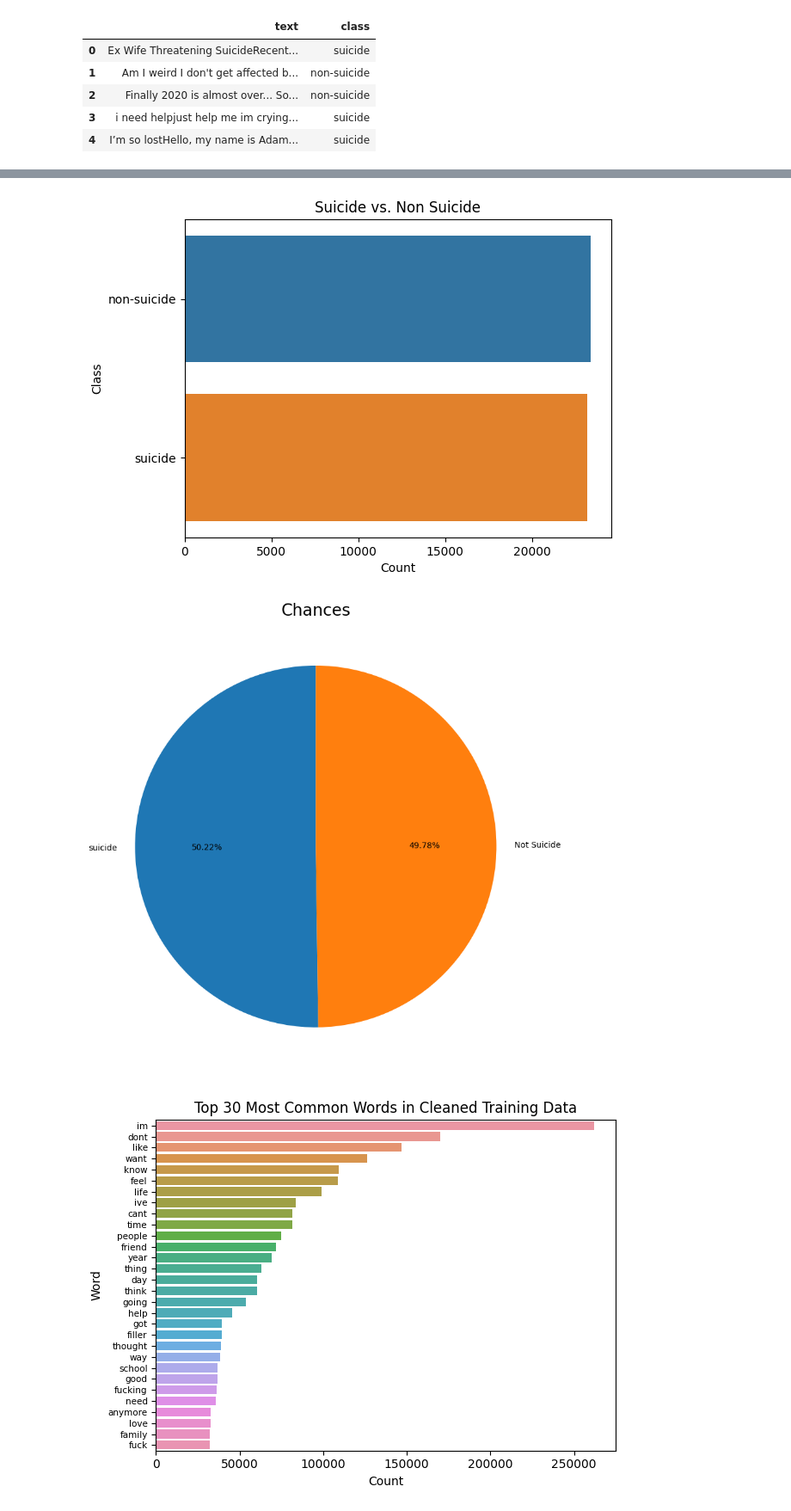
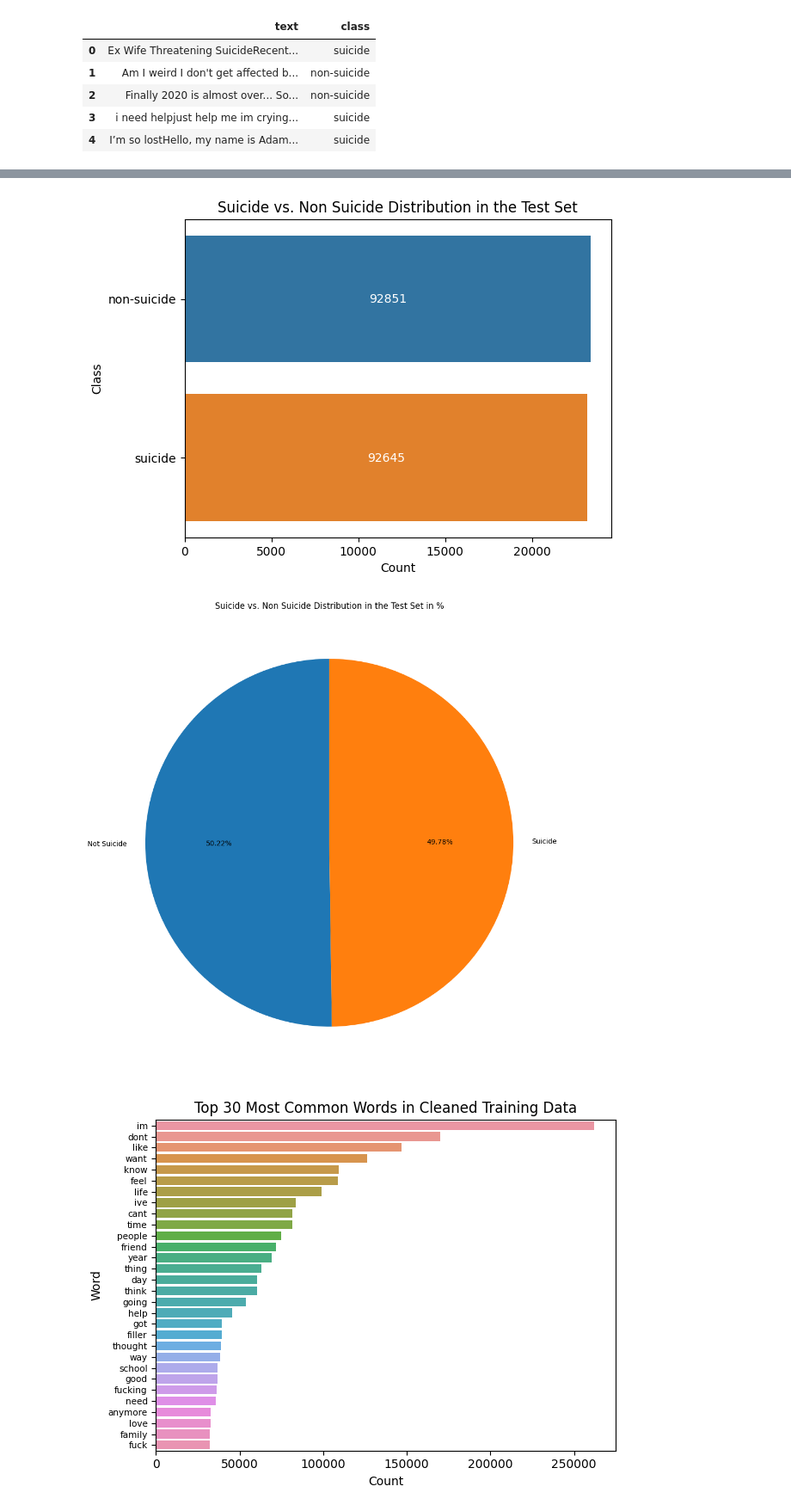
Before and after one commit to SamanthaGuillemette/SOEN471-PROJECT, a Jupyter notebook: TestFile.ipynb, the cells around one changed output, grey strips where cells are left out. Shown at 86% size. Saved outputs shown, nothing was run; the diff lists cells and outputs as text; code cells hidden in the pictures.

```diff
--- a/TestFile.ipynb
+++ b/TestFile.ipynb
@@ -69,24 +102,29 @@ train_data,test_data=dms.train_test_split(dask,test_size=0.2,random_state=10, sh
 # %%
 test_counts = test_data['class'].value_counts().compute()
 
-sns.barplot(x=test_counts.values, y=test_counts.index)
+ax = sns.barplot(x=test_counts.values, y=test_counts.index)
+
+# Add the count value inside each bar
+for i, patch in enumerate(ax.patches):
+    ax.text(patch.get_x() + patch.get_width() / 2, patch.get_y() + patch.get_height() / 2,
+            str(train_counts.values[i]), fontsize=10, color='white', ha='center', va='center')
 
 # Add a title, x-label, and y-label to the plot
-plt.title('Suicide vs. Non Suicide')
+plt.title('Suicide vs. Non Suicide Distribution in the Test Set')
 plt.xlabel('Count')
 plt.ylabel('Class')
 
 # Show the plot
 plt.show()
 # %% [output]
-[figure, old version]
+[figure, new version]
 # %%
-plt.figure(figsize=(12,10))
-plt.pie(test_counts.values, startangle=90, autopct='%0.2f%%', labels=['suicide','Not Suicide'])
-plt.title('Chances',fontdict={'size':20})
+plt.figure(figsize=(12,12))
+plt.pie(test_counts.values, startangle=90, autopct='%0.2f%%', labels=['Not Suicide','Suicide'])
+plt.title('Suicide vs. Non Suicide Distribution in the Test Set in %')
 plt.show()
 # %% [output]
-[figure, old version]
+[figure, new version]
 # %%
 cleaned_train_text,train_text_length=clean_text(train_data.text.compute())
 cleaned_test_text,test_text_length=clean_text(test_data.text.compute())
```
Also changed, not shown: parts of 10 cells of this notebook.
